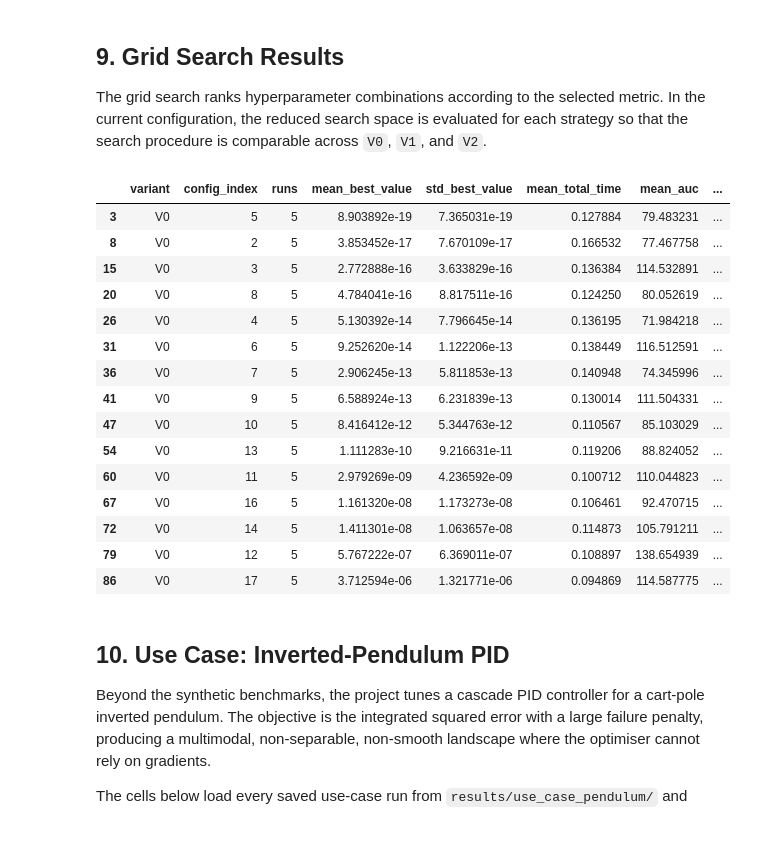
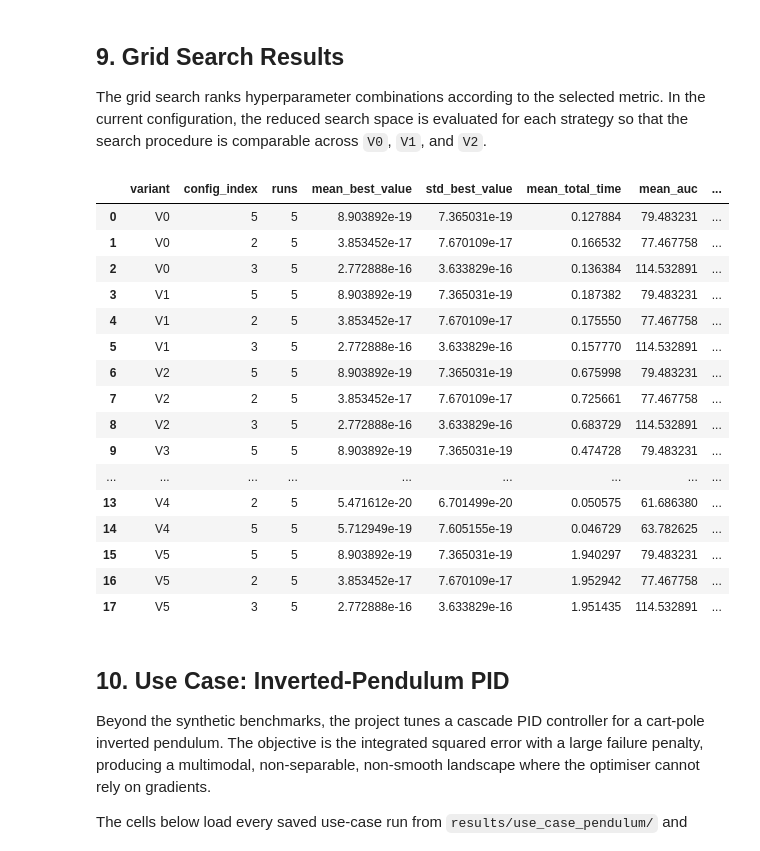
Before and after one commit to Lscotti-uni/PSO-python, a Jupyter notebook: notebooks/final_report.ipynb, the cells around one changed output. Cells and saved outputs as stored; diff of their text form; code cells hidden in the pictures.

Commit message:
Show top-3 grid-search configs per variant so V0-V5 are all visible

```diff
--- a/notebooks/final_report.ipynb
+++ b/notebooks/final_report.ipynb
@@ -559,26 +559,35 @@ for each strategy so that the search procedure is comparable across `V0`,
 `V1`, and `V2`.
 # %%
 if not grid_summary.empty:
-    display(grid_summary.sort_values(['variant', 'mean_best_value']).head(15))
+    # Show the top-3 (w, c1, c2) configurations per variant so every V0-V5
+    # appears, not only the strategy that wins the global ranking.
+    top_per_variant = (
+        grid_summary
+        .sort_values(['variant', 'mean_best_value'])
+        .groupby('variant', group_keys=False)
+        .head(3)
+    )
+    display(top_per_variant.reset_index(drop=True))
 else:
     print('No grid-search summary is available yet.')
 # %% [output]
 |  | variant | config_index | runs | mean_best_value | std_best_value | mean_total_time | mean_auc | ... |
-| 3 | V0 | 5 | 5 | 8.903892e-19 | 7.365031e-19 | 0.127884 | 79.483231 | ... |
-| 8 | V0 | 2 | 5 | 3.853452e-17 | 7.670109e-17 | 0.166532 | 77.467758 | ... |
-| 15 | V0 | 3 | 5 | 2.772888e-16 | 3.633829e-16 | 0.136384 | 114.532891 | ... |
-| 20 | V0 | 8 | 5 | 4.784041e-16 | 8.817511e-16 | 0.124250 | 80.052619 | ... |
-| 26 | V0 | 4 | 5 | 5.130392e-14 | 7.796645e-14 | 0.136195 | 71.984218 | ... |
-| 31 | V0 | 6 | 5 | 9.252620e-14 | 1.122206e-13 | 0.138449 | 116.512591 | ... |
-| 36 | V0 | 7 | 5 | 2.906245e-13 | 5.811853e-13 | 0.140948 | 74.345996 | ... |
-| 41 | V0 | 9 | 5 | 6.588924e-13 | 6.231839e-13 | 0.130014 | 111.504331 | ... |
-| 47 | V0 | 10 | 5 | 8.416412e-12 | 5.344763e-12 | 0.110567 | 85.103029 | ... |
-| 54 | V0 | 13 | 5 | 1.111283e-10 | 9.216631e-11 | 0.119206 | 88.824052 | ... |
-| 60 | V0 | 11 | 5 | 2.979269e-09 | 4.236592e-09 | 0.100712 | 110.044823 | ... |
-| 67 | V0 | 16 | 5 | 1.161320e-08 | 1.173273e-08 | 0.106461 | 92.470715 | ... |
-| 72 | V0 | 14 | 5 | 1.411301e-08 | 1.063657e-08 | 0.114873 | 105.791211 | ... |
-| 79 | V0 | 12 | 5 | 5.767222e-07 | 6.369011e-07 | 0.108897 | 138.654939 | ... |
-| 86 | V0 | 17 | 5 | 3.712594e-06 | 1.321771e-06 | 0.094869 | 114.587775 | ... |
+| 0 | V0 | 5 | 5 | 8.903892e-19 | 7.365031e-19 | 0.127884 | 79.483231 | ... |
+| 1 | V0 | 2 | 5 | 3.853452e-17 | 7.670109e-17 | 0.166532 | 77.467758 | ... |
+| 2 | V0 | 3 | 5 | 2.772888e-16 | 3.633829e-16 | 0.136384 | 114.532891 | ... |
+| 3 | V1 | 5 | 5 | 8.903892e-19 | 7.365031e-19 | 0.187382 | 79.483231 | ... |
+| 4 | V1 | 2 | 5 | 3.853452e-17 | 7.670109e-17 | 0.175550 | 77.467758 | ... |
+| 5 | V1 | 3 | 5 | 2.772888e-16 | 3.633829e-16 | 0.157770 | 114.532891 | ... |
+| 6 | V2 | 5 | 5 | 8.903892e-19 | 7.365031e-19 | 0.675998 | 79.483231 | ... |
+| 7 | V2 | 2 | 5 | 3.853452e-17 | 7.670109e-17 | 0.725661 | 77.467758 | ... |
+| 8 | V2 | 3 | 5 | 2.772888e-16 | 3.633829e-16 | 0.683729 | 114.532891 | ... |
+| 9 | V3 | 5 | 5 | 8.903892e-19 | 7.365031e-19 | 0.474728 | 79.483231 | ... |
+| ... | ... | ... | ... | ... | ... | ... | ... | ... |
+| 13 | V4 | 2 | 5 | 5.471612e-20 | 6.701499e-20 | 0.050575 | 61.686380 | ... |
+| 14 | V4 | 5 | 5 | 5.712949e-19 | 7.605155e-19 | 0.046729 | 63.782625 | ... |
+| 15 | V5 | 5 | 5 | 8.903892e-19 | 7.365031e-19 | 1.940297 | 79.483231 | ... |
+| 16 | V5 | 2 | 5 | 3.853452e-17 | 7.670109e-17 | 1.952942 | 77.467758 | ... |
+| 17 | V5 | 3 | 5 | 2.772888e-16 | 3.633829e-16 | 1.951435 | 114.532891 | ... |
 # %% [markdown]
 ## 10. Use Case: Inverted-Pendulum PID
 
```
Also changed, not shown: parts of 1 cell of this notebook.
